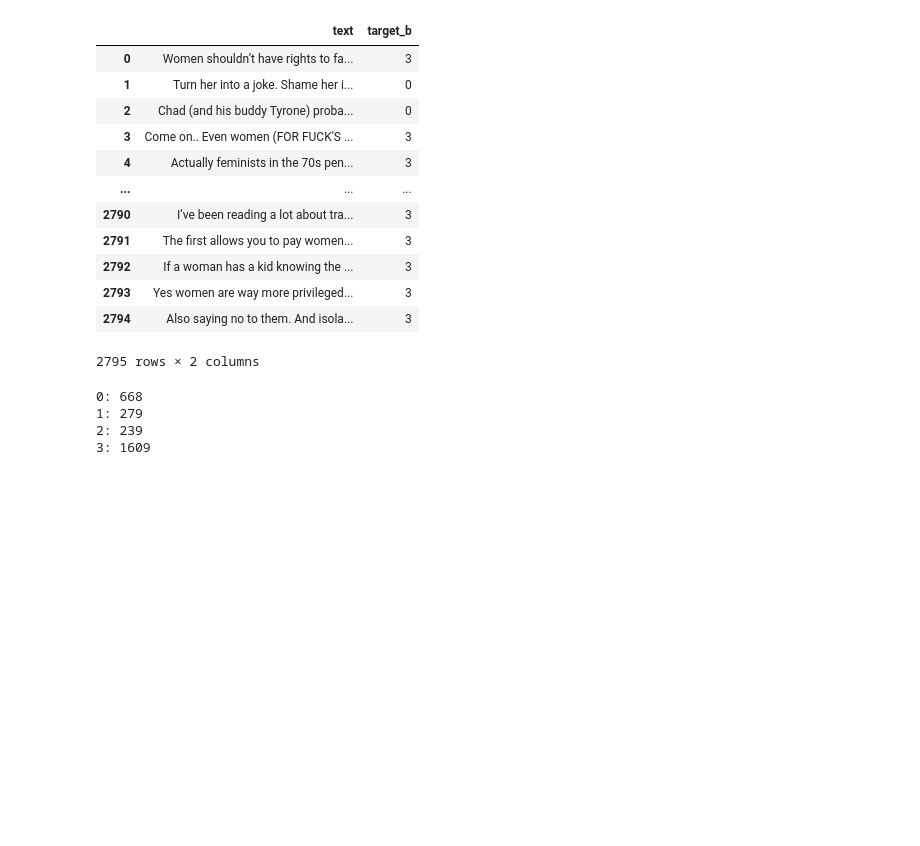
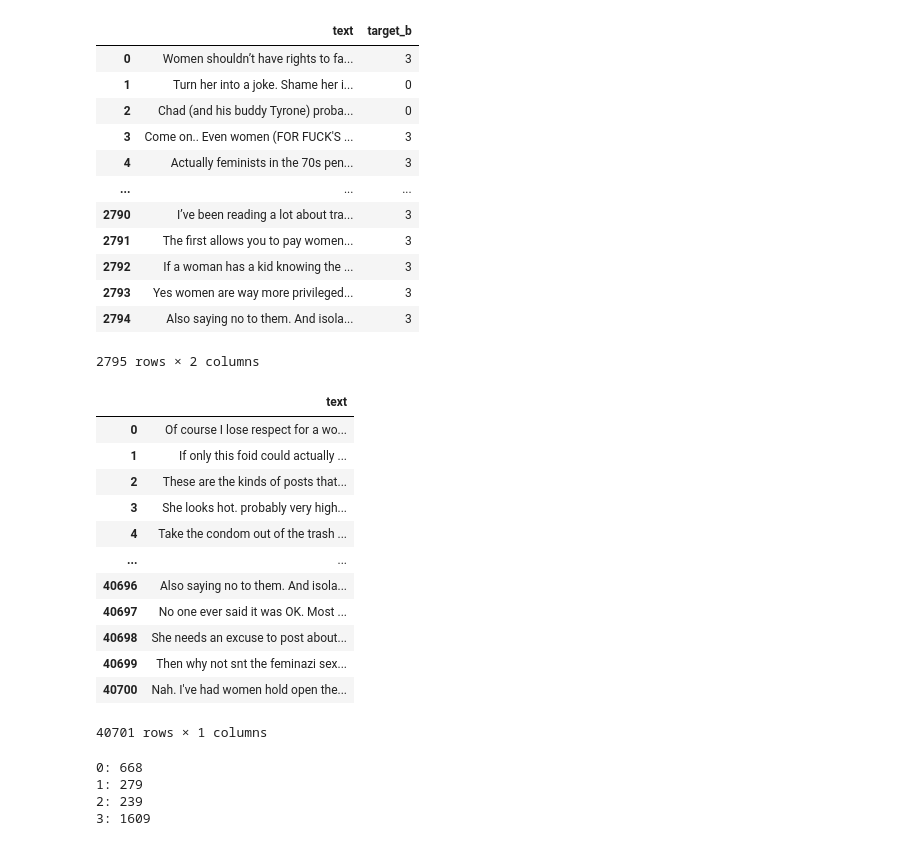
Before and after one commit to AxelBogos/SemEval-Edos, a Jupyter notebook: notebooks/6_ab_unlabeled_data.ipynb, the cells around one changed output. Drawn from its saved outputs; the diff is of its cells as text; code cells hidden in the pictures; blank space fills up the shorter version.

```diff
--- a/notebooks/6_ab_unlabeled_data.ipynb
+++ b/notebooks/6_ab_unlabeled_data.ipynb
@@ -134,6 +149,22 @@ final_task_b
 | 2793 | Yes women are way more privileged... | 3 |
 | 2794 | Also saying no to them. And isola... | 3 |
 2795 rows × 2 columns
+# %%
+unlabeled_task_b_reddit
+# %% [output]
+|  | text |
+| 0 | Of course I lose respect for a wo... |
+| 1 | If only this foid could actually ... |
+| 2 | These are the kinds of posts that... |
+| 3 | She looks hot. probably very high... |
+| 4 | Take the condom out of the trash ... |
+| ... | ... |
+| 40696 | Also saying no to them. And isola... |
+| 40697 | No one ever said it was OK. Most ... |
+| 40698 | She needs an excuse to post about... |
+| 40699 | Then why not snt the feminazi sex... |
+| 40700 | Nah. I've had women hold open the... |
+40701 rows × 1 columns
 # %%
 unique_values, counts = np.unique(most_confident_preds, return_counts=True)
 
```
Also changed, not shown: parts of 1 cell of this notebook, 4 other files.
